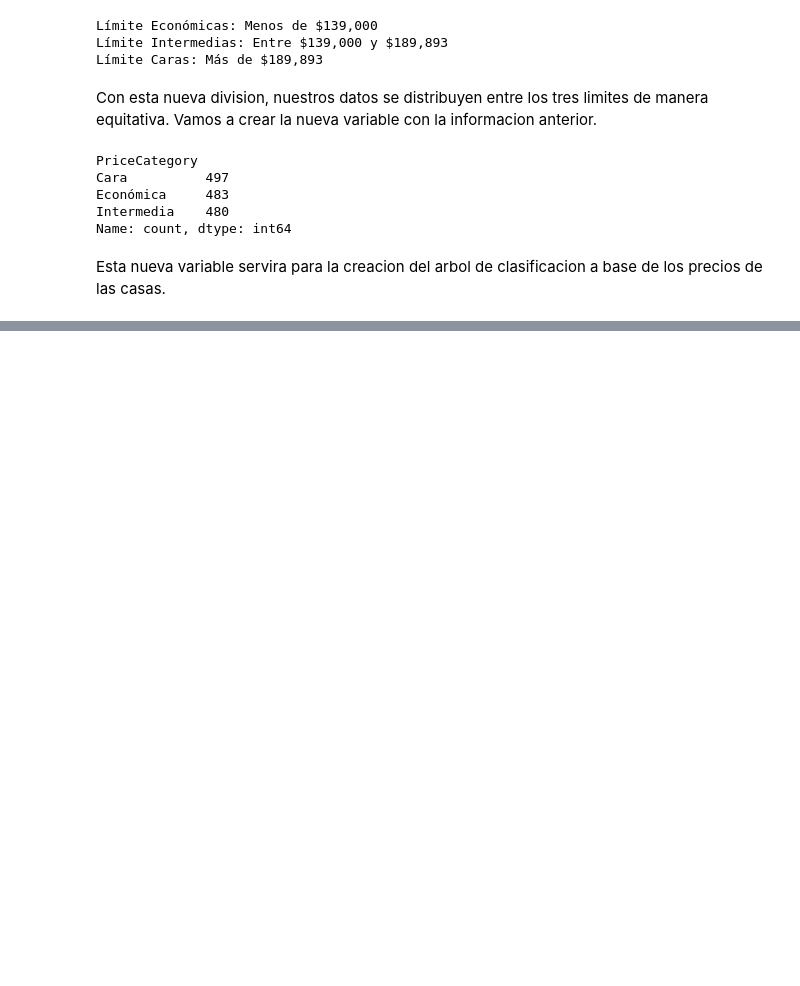
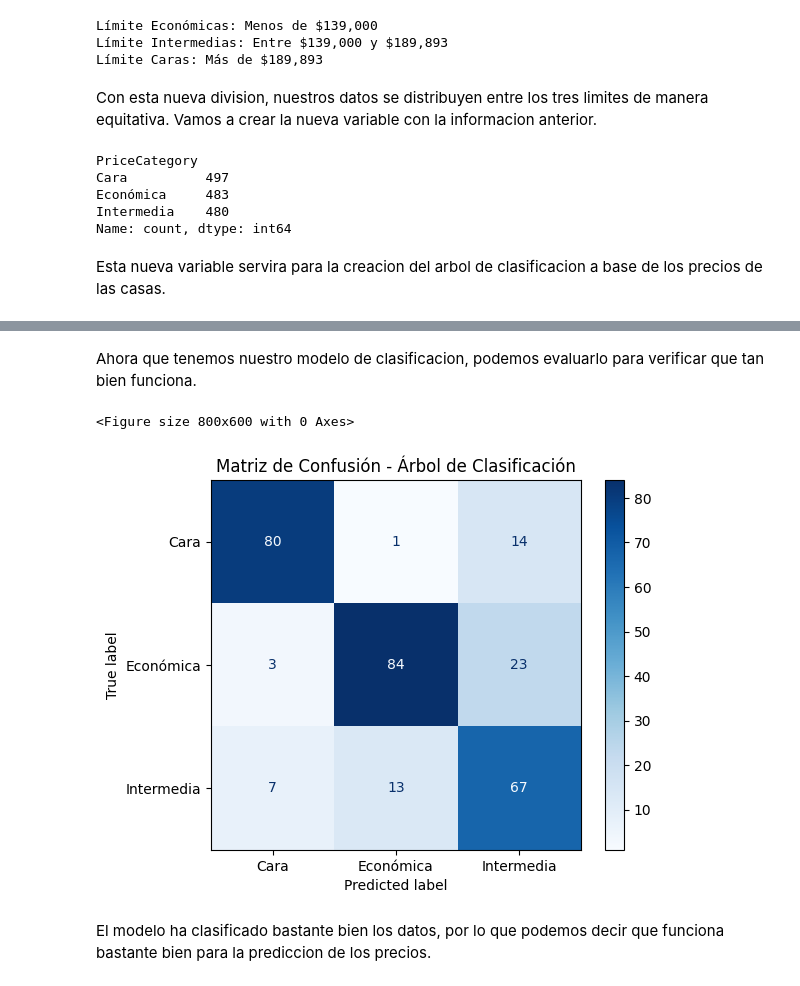
Before and after one commit to EscasanN/Data_mining_P2, a Jupyter notebook: Avances2.2/arbol_clasificacion.ipynb, the cells around one changed output, grey strips where cells are left out. Saved outputs shown, nothing was run; the diff lists cells and outputs as text; code cells hidden in the pictures; blank space fills up the shorter version.

```diff
--- a/Avances2.2/arbol_clasificacion.ipynb
+++ b/Avances2.2/arbol_clasificacion.ipynb
@@ -71,0 +110,19 @@ Esta nueva variable servira para la creacion del arbol de clasificacion a base d
+# %% [markdown]
+Ahora que tenemos nuestro modelo de clasificacion, podemos evaluarlo para verificar que tan bien funciona.
+# %%
+from sklearn.metrics import confusion_matrix, ConfusionMatrixDisplay
+
+# Crear la matriz de confusión
+cm = confusion_matrix(y_test, y_pred, labels=clf.classes_)
+
+# Graficar la matriz de confusión
+plt.figure(figsize=(8, 6))
+disp = ConfusionMatrixDisplay(confusion_matrix=cm, display_labels=clf.classes_)
+disp.plot(cmap="Blues", values_format="d")
+plt.title("Matriz de Confusión - Árbol de Clasificación")
+plt.show()
+# %% [output]
+<Figure size 800x600 with 0 Axes>
+[figure, added]
+# %% [markdown]
+El modelo ha clasificado bastante bien los datos, por lo que podemos decir que funciona bastante bien para la prediccion de los precios.
```
Also changed, not shown: parts of 3 cells of this notebook.
